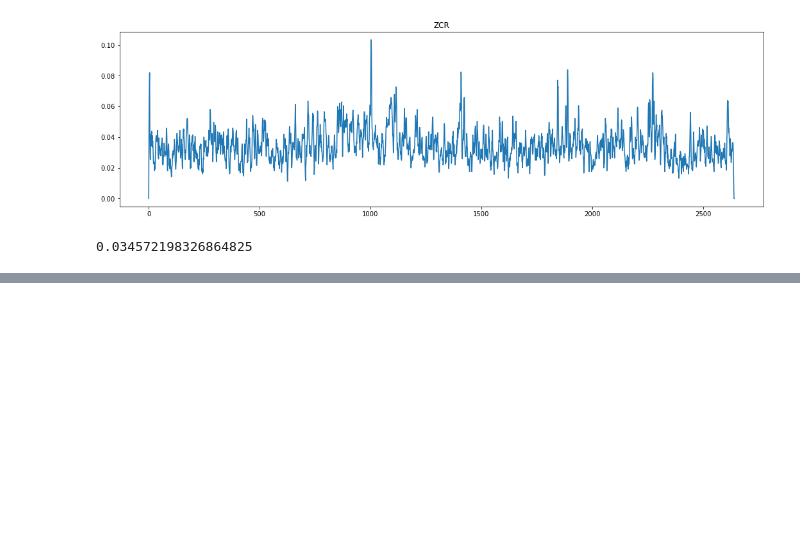
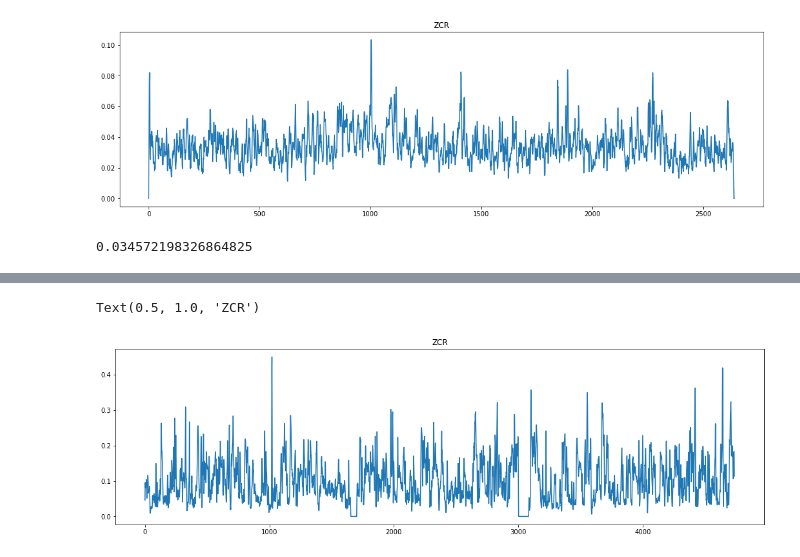
Before and after one commit to maya177/nea, a Jupyter notebook: testing.ipynb, the cells around one changed output, grey strips where cells are left out. Saved outputs shown, nothing was run; the diff lists cells and outputs as text; code cells hidden in the pictures; blank space fills up the shorter version.

```diff
--- a/testing.ipynb
+++ b/testing.ipynb
@@ -200,0 +245,11 @@ zcrs2.mean()
+# %%
+data3, samplerate3 = librosa.load("./audio/laughing.aiff")
+data3.shape
+zcrs3 = librosa.feature.zero_crossing_rate(data3)
+# %%
+plt.figure(figsize=(18, 5))
+plt.plot(zcrs3[0])
+plt.title('ZCR')
+# %% [output]
+Text(0.5, 1.0, 'ZCR')
+[figure, added]
```
Also changed, not shown: parts of 21 cells of this notebook, 27 other files.
